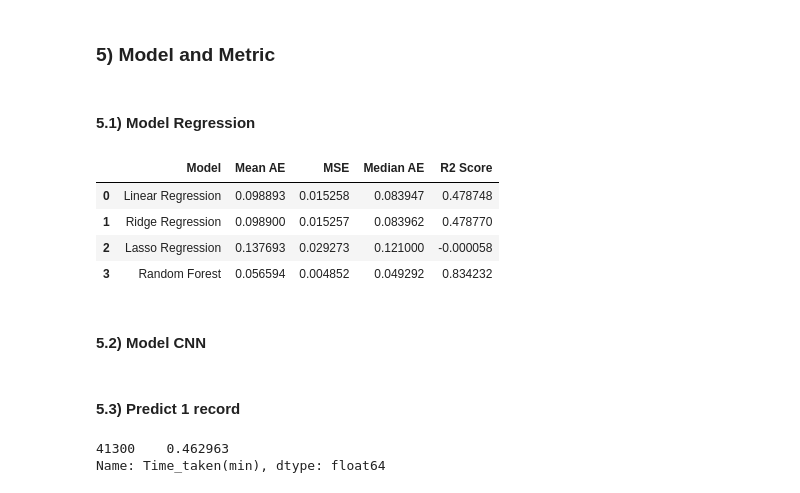
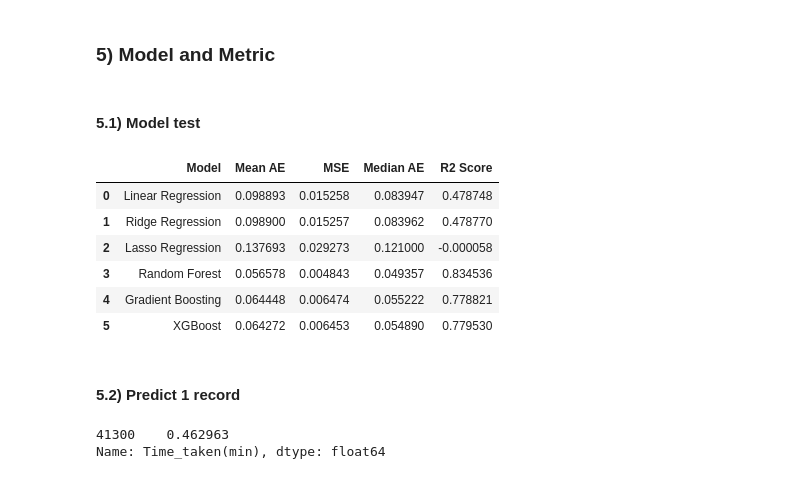
Before and after one commit to LinhTran1209/Food_Delivery_Time_Prediction, a Jupyter notebook: model.ipynb, the cells around one changed output. Drawn from its saved outputs; the diff is of its cells as text; code cells hidden in the pictures.

```diff
--- a/model.ipynb
+++ b/model.ipynb
@@ -46,0 +18,4 @@ memory usage: 5.2+ MB
+# %%
+df = pd.read_csv("datasets/data.csv")
+print(df.shape)
+df.head(2)
@@ -320,45 +346,47 @@ Name: Time_taken(min), dtype: float64
 ### 5) Model and Metric
 # %%
 # Các giá trị metric
-def score_metric(y_test, y_pred):
-    score_mean_ae = mean_absolute_error(y_test, y_pred)
-    score_mse = mean_squared_error(y_test, y_pred)
-    score_median_ae = median_absolute_error(y_test, y_pred)
-    score_r2 = r2_score(y_test, y_pred)
+def score_metric(y_true, y_pred):
+    score_mean_ae = mean_absolute_error(y_true, y_pred)
+    score_mse = mean_squared_error(y_true, y_pred)
+    score_median_ae = median_absolute_error(y_true, y_pred)
+    score_r2 = r2_score(y_true, y_pred)
 
     return [score_mean_ae, score_mse, score_median_ae, score_r2]
 # %% [markdown]
-#### 5.1) Model Regression
+#### 5.1) Model test
 # %%
 # Danh sách các mô hình test
+from xgboost import XGBRegressor
+from sklearn.ensemble import GradientBoostingRegressor
 models = {
     "Linear Regression": LinearRegression(),
     "Ridge Regression": Ridge(),
     "Lasso Regression": Lasso(),
-    "Random Forest": RandomForestRegressor(n_estimators=100, max_depth=10)
+    "Random Forest": RandomForestRegressor(n_estimators=100, max_depth=10),
+    "Gradient Boosting": GradientBoostingRegressor(n_estimators=100, learning_rate=0.1, max_depth=3),
+    "XGBoost": XGBRegressor(n_estimators=100, max_depth=3, learning_rate=0.1)
 }
 
 score_metric_models = []
 
-# trên tập train
 for name, model in models.items():
-    model.fit(X_train, y_train)
-    y_pred = model.predict(X_test)
+    y_pred = model.fit(X_train, y_train).predict(X_test)
     metrics = score_metric(y_test, y_pred)
     score_metric_models.append((name, *metrics))
 
 score_metric_models = pd.DataFrame(score_metric_models, columns=["Model", "Mean AE", "MSE", "Median AE", "R2 Score"])
 score_metric_models
 # %% [output]
 |  | Model | Mean AE | MSE | Median AE | R2 Score |
 | 0 | Linear Regression | 0.098893 | 0.015258 | 0.083947 | 0.478748 |
 | 1 | Ridge Regression | 0.098900 | 0.015257 | 0.083962 | 0.478770 |
 | 2 | Lasso Regression | 0.137693 | 0.029273 | 0.121000 | -0.000058 |
-| 3 | Random Forest | 0.056594 | 0.004852 | 0.049292 | 0.834232 |
+| 3 | Random Forest | 0.056578 | 0.004843 | 0.049357 | 0.834536 |
+| 4 | Gradient Boosting | 0.064448 | 0.006474 | 0.055222 | 0.778821 |
+| 5 | XGBoost | 0.064272 | 0.006453 | 0.054890 | 0.779530 |
 # %% [markdown]
-#### 5.2) Model CNN
+#### 5.2) Predict 1 record
-# %% [markdown]
-#### 5.3) Predict 1 record
 # %%
 print(y_test[:1])
 X_test[:1] # Lấy record có index 41300
```
Also changed, not shown: parts of 27 cells of this notebook, 12 other files.
